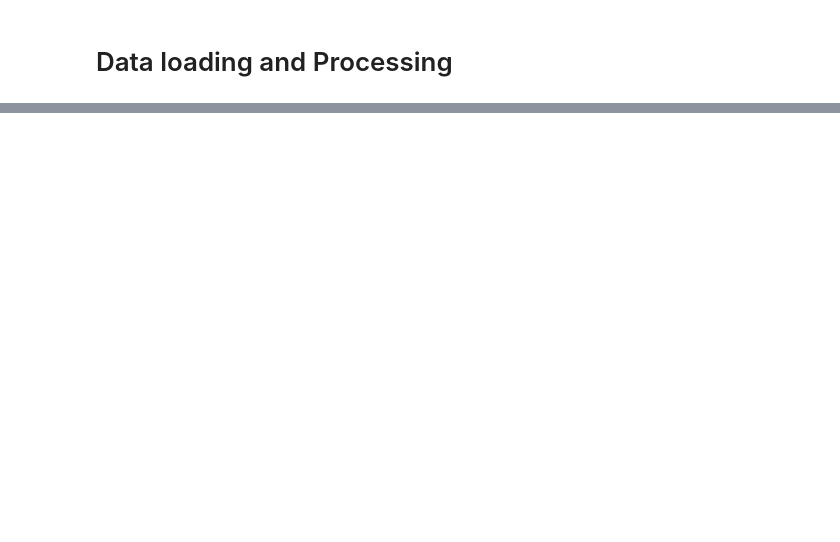
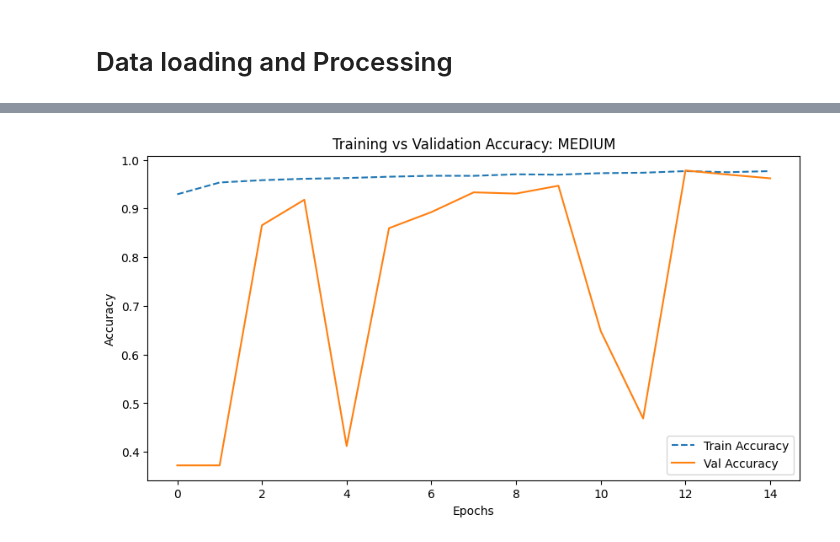
Before and after one commit to JaadTaymani/PHAS0056, a Jupyter notebook: D_Binary copy 2.ipynb, the cells around one changed output, grey strips where cells are left out. Cells and saved outputs as stored; diff of their text form; code cells hidden in the pictures; blank space fills up the shorter version.

```diff
--- a/D_Binary copy 2.ipynb
+++ b/D_Binary copy 2.ipynb
@@ -429,0 +294,15 @@ weighted avg       0.78      0.78      0.78      8617
+# %%
+size = 'medium'
+hist = results[size]['history']
+
+plt.figure(figsize=(10, 5))
+plt.plot(hist['accuracy'], label='Train Accuracy', linestyle='--')
+plt.plot(hist['val_accuracy'], label='Val Accuracy')
+
+plt.title(f'Training vs Validation Accuracy: {size.upper()}')
+plt.xlabel('Epochs')
+plt.ylabel('Accuracy')
+plt.legend()
+plt.show()
+# %% [output]
+[figure, added]
```
Also changed, not shown: parts of 14 cells of this notebook, 1 other file.
